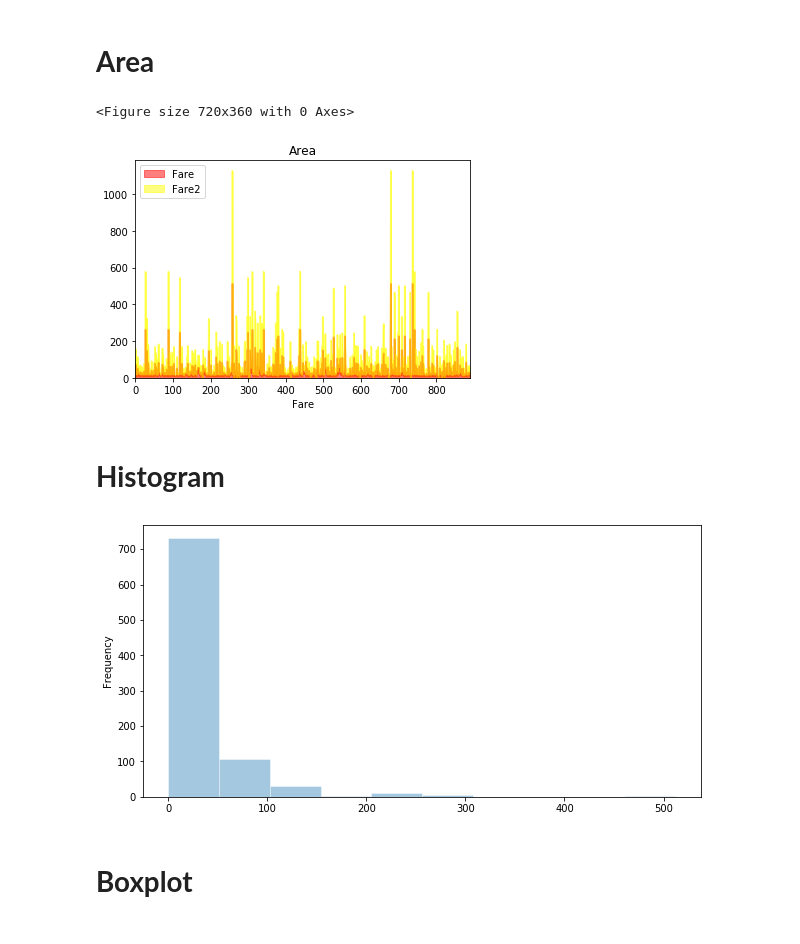
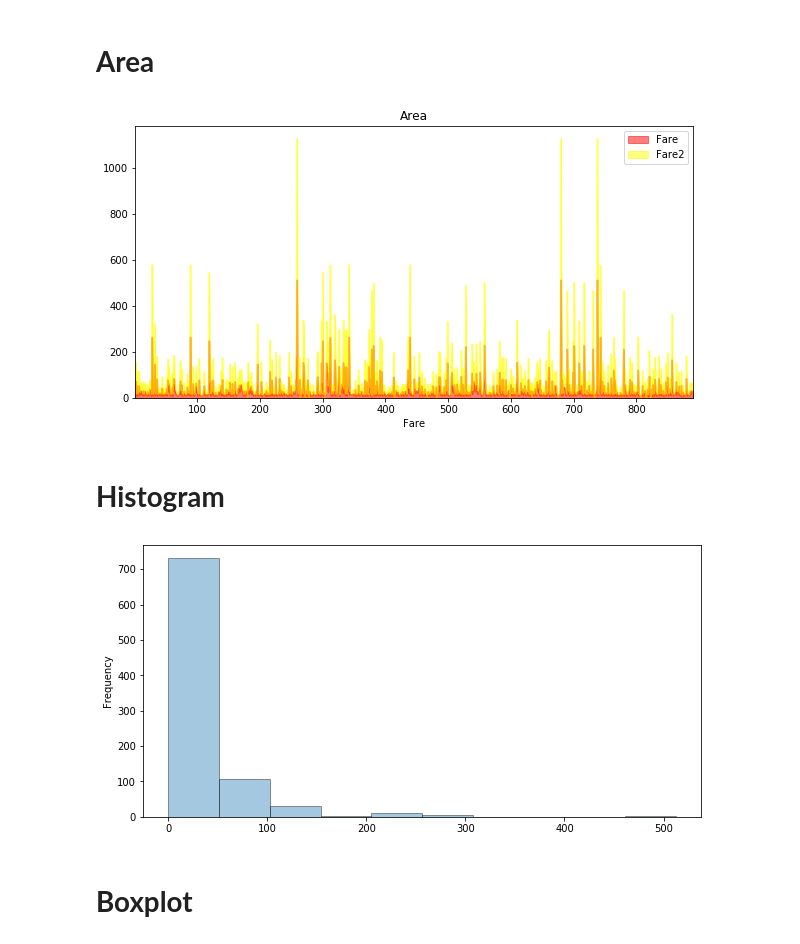
Before and after one commit to fabioba/EDA_Python, a Jupyter notebook: BasicEDA_ShowTell.ipynb, the cells around one changed output. Drawn from its saved outputs; the diff is of its cells as text; code cells hidden in the pictures.

```diff
--- a/BasicEDA_ShowTell.ipynb
+++ b/BasicEDA_ShowTell.ipynb
@@ -20,7 +14,7 @@ help(pd.DataFrame)
 # **Import dataframe**
 Reading csv file using pandas library
 # %%
-df=pd.read_csv("/content/drive/My Drive/Lavoro/Dazn/Show&Tell/EDA(Matplotlib,Sns,Pandas)/Basic/Copia di train.csv",
+df=pd.read_csv("train.csv",
                sep=',',
                index_col='PassengerId')
 print('Columns :{}'.format(df.columns))
@@ -330,28 +347,30 @@ plt.show()
 # %% [markdown]
 # **Area**
 # %%
-
-plt.figure(figsize=(10,5))
-
 df['Fare2']=df['Fare'].map(lambda x: x*1.2)
 
-df[['Fare','Fare2']].plot(kind='area',colors=['red','yellow',],alpha=0.5)
+df[['Fare','Fare2']].plot(kind='area',
+                          color=['red','yellow',],
+                          alpha=0.5,
+                          figsize=(10,5))
 plt.title('Area')
 
 plt.xlabel('Fare')
 plt.show()
 # %% [output]
-<Figure size 720x360 with 0 Axes>
-[figure, old version]
+[figure, new version]
 # %% [markdown]
 # **Histogram**
 # %%
 plt.figure(figsize=(10,5))
-df['Fare'].plot(kind='hist',edgecolor='white',alpha=0.4,bins=10)
+df['Fare'].plot(kind='hist',
+                edgecolor='black',
+                alpha=0.4,
+                bins=10)
 
 plt.show()
 # %% [output]
-[figure, old version]
+[figure, new version]
 # %% [markdown]
 # **Boxplot**
 # %%
```
Also changed, not shown: parts of 13 cells of this notebook.
